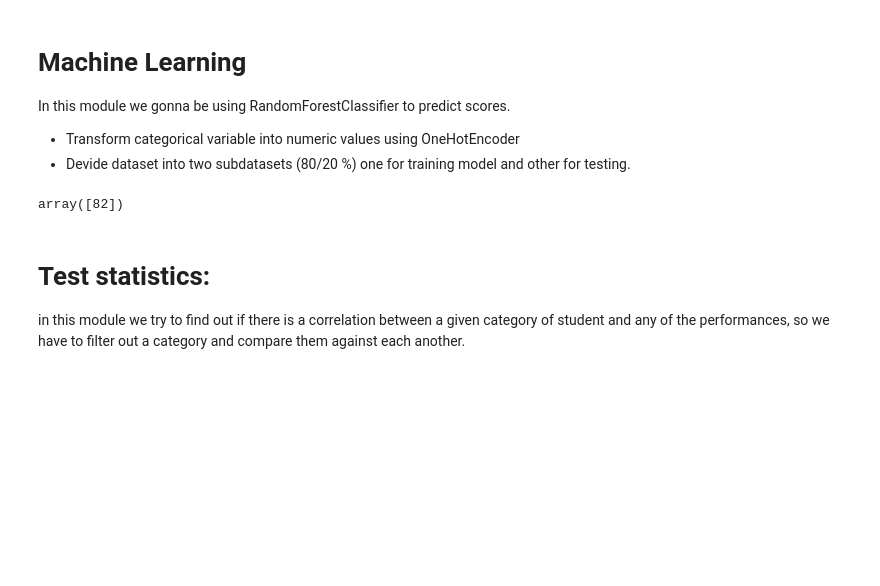
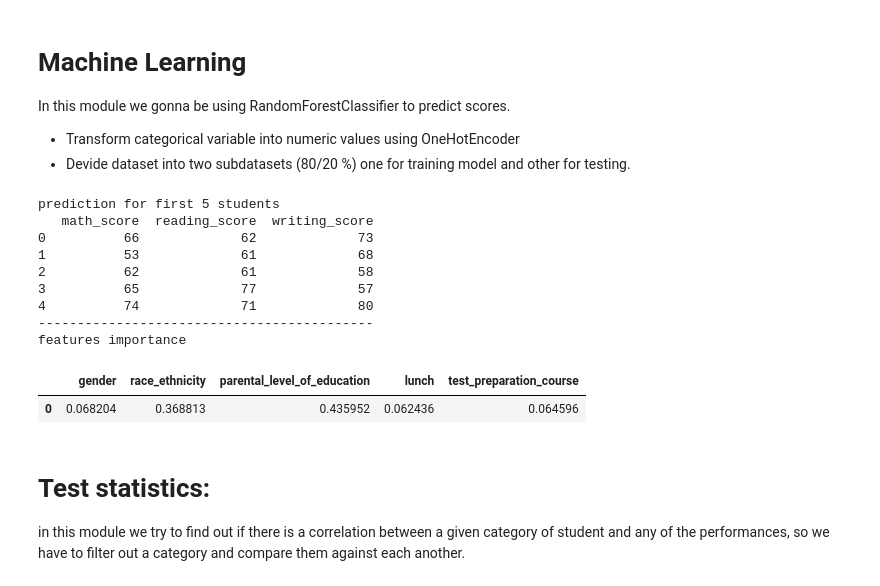
Before and after one commit to randonneesdatatrek/Team_11, a Jupyter notebook: src/studentBAP.ipynb, the cells around one changed output. Drawn from its saved outputs; the diff is of its cells as text; code cells hidden in the pictures; blank space fills up the shorter version.

Commit message:
replaced onehotencoder by ordinalencoder in module ML

```diff
--- a/src/studentBAP.ipynb
+++ b/src/studentBAP.ipynb
@@ -469,41 +454,71 @@ In this module we gonna be using RandomForestClassifier to predict scores.
 # %%
 """
 Machine learning p
 """
 # Load scikit's random forest classifier library
 from sklearn.ensemble import RandomForestClassifier
 from sklearn.preprocessing import OneHotEncoder
+from sklearn.preprocessing import OrdinalEncoder
 from sklearn.model_selection import train_test_split
 
 # Load pandas
 import pandas as pd
 # Load numpy
 import numpy as np
 # Set random seed, so it start from 0
 np.random.seed(0)
 # 1) math_score machine learning
-math_target = ds.math_score
+target = ds[['math_score','reading_score','writing_score']]
 #split dataset
-x_train, x_test, y_train, y_test= train_test_split(ds,math_target,test_size=0.2, random_state =0)
+x_train, x_test, y_train, y_test= train_test_split(ds,target,test_size=0.2, random_state =0)
 # preparing features
 gender=x_train['gender'].unique()
 race_ethnicity=x_train['race_ethnicity'].unique()
 parental_level_of_education=x_train['parental_level_of_education'].unique()
 lunch=x_train['lunch'].unique()
 test_preparation_course=x_train['test_preparation_course'].unique()
 #transforming features values from string to numeric
-ohe=OneHotEncoder(categories=[gender,race_ethnicity,parental_level_of_education,lunch,test_preparation_course])
+#ohe=OneHotEncoder(categories=[gender,race_ethnicity,parental_level_of_education,lunch,test_preparation_course])
+oe=OrdinalEncoder(categories=[gender,race_ethnicity,parental_level_of_education,lunch,test_preparation_course])
+
 cat_ds = x_train[['gender','race_ethnicity','parental_level_of_education','lunch','test_preparation_course']]
-ohe.fit(cat_ds)
-OneHotEncoder()
-features = ohe.transform(cat_ds).toarray()
-trfm=ohe.transform([['male','group E','some high school','standard','none']]).toarray()
+#ohe.fit(cat_ds)
+oe.fit(cat_ds)
+#OneHotEncoder()
+OrdinalEncoder()
+#features = ohe.transform(cat_ds).toarray()
+features = oe.transform(cat_ds)
+#trfm=ohe.transform([['male','group E','some high school','standard','none']]).toarray()
+trfm=oe.transform([['male','group E','some high school','standard','none'],\
+                   ['female','group E','some high school','standard','none'],\
+                   ['male','group C','some high school','standard','none'],\
+                   ['female','group C','some high school','standard','none']])
+
+trfm=oe.transform(cat_ds[0:5])
 clf=RandomForestClassifier(n_jobs=2, random_state=0)
+clf.fit(np.asarray(features),y_train)
+features_importance=clf.feature_importances_
+fi_df=pd.DataFrame(features_importance.reshape(1,5),columns=['gender','race_ethnicity','parental_level_of_education','lunch','test_preparation_course'])
 
-clf.fit(np.asarray(features),y_train)
-clf.predict(trfm)
+pred=clf.predict(trfm)
+pred_df=pd.DataFrame(pred.reshape(5,3),columns=['math_score','reading_score','writing_score'])
+print('prediction for first 5 students')
+print(pred_df)
+print('-------------------------------------------')
+print('features importance')
+(fi_df.head())
 # %% [output]
-array([82])
+prediction for first 5 students
+   math_score  reading_score  writing_score
+0          66             62             73
+1          53             61             68
+2          62             61             58
+3          65             77             57
+4          74             71             80
+-------------------------------------------
+features importance
+|  | gender | race_ethnicity | parental_level_of_education | lunch | test_preparation_course |
+| 0 | 0.068204 | 0.368813 | 0.435952 | 0.062436 | 0.064596 |
 # %%
 def printReport():
     option=input('please make a choice: pdf or console:')
```
Also changed, not shown: parts of 2 cells of this notebook.
